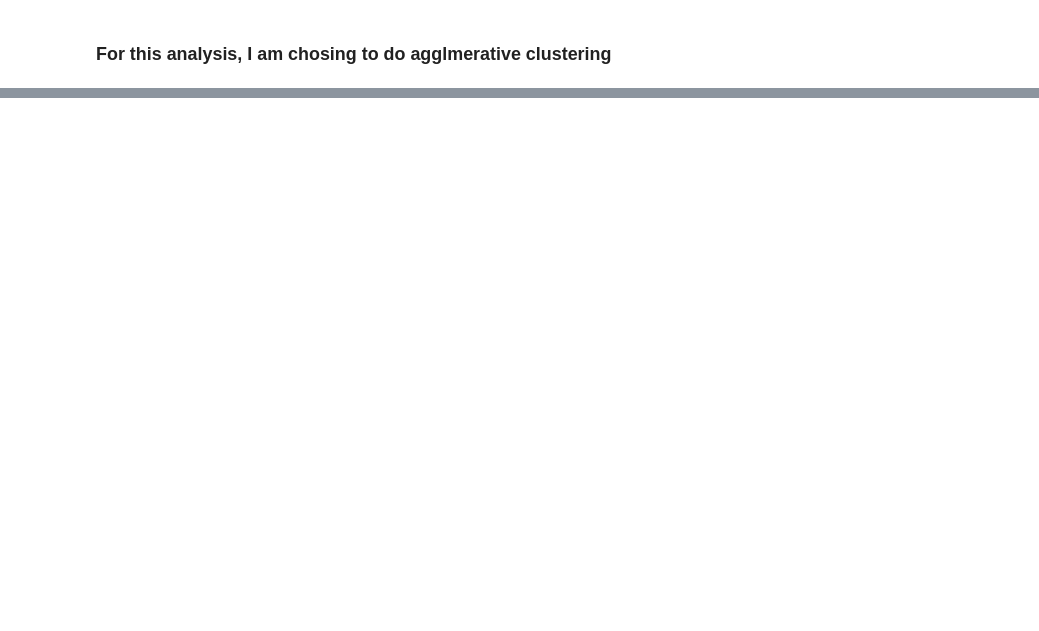
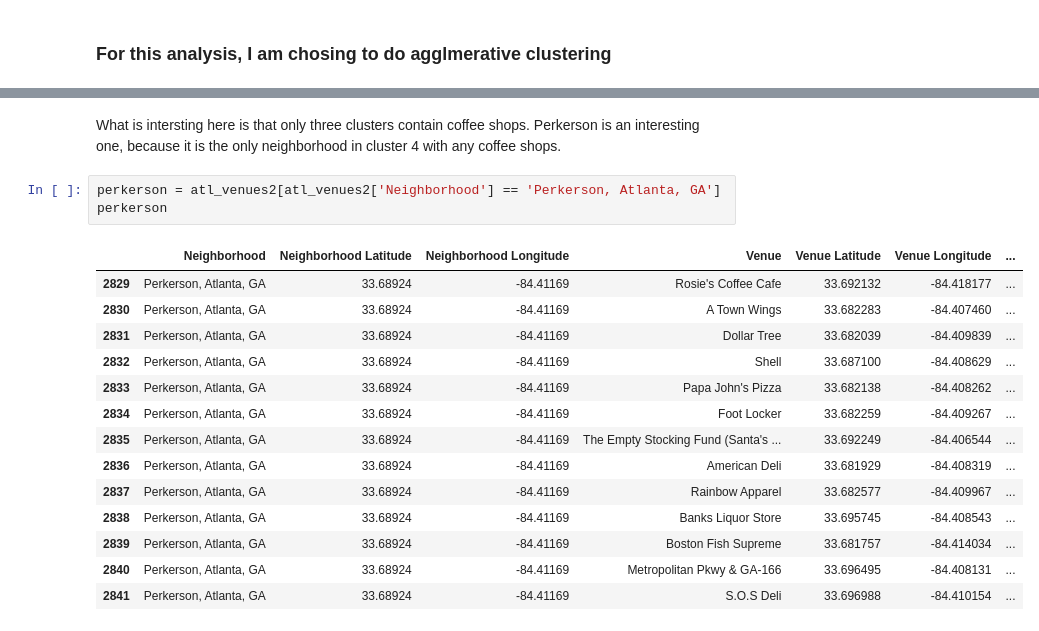
Before and after one commit to MattWittbrodt/capstone_project, a Jupyter notebook: Capstone_Week1_Business Problem.ipynb, the cells around one changed output, grey strips where cells are left out. Cells and saved outputs as stored; diff of their text form; blank space fills up the shorter version.

```diff
--- a/Capstone_Week1_Business Problem.ipynb
+++ b/Capstone_Week1_Business Problem.ipynb
@@ -260,0 +402,20 @@ from sklearn.cluster import AgglomerativeClustering
+# %% [markdown]
+What is intersting here is that only three clusters contain coffee shops. Perkerson is an interesting one, because it is the only neighborhood in cluster 4 with any coffee shops.
+# %%
+perkerson = atl_venues2[atl_venues2['Neighborhood'] == 'Perkerson, Atlanta, GA']
+perkerson
+# %% [output]
+|  | Neighborhood | Neighborhood Latitude | Neighborhood Longitude | Venue | Venue Latitude | Venue Longitude | ... |
+| 2829 | Perkerson, Atlanta, GA | 33.68924 | -84.41169 | Rosie's Coffee Cafe | 33.692132 | -84.418177 | ... |
+| 2830 | Perkerson, Atlanta, GA | 33.68924 | -84.41169 | A Town Wings | 33.682283 | -84.407460 | ... |
+| 2831 | Perkerson, Atlanta, GA | 33.68924 | -84.41169 | Dollar Tree | 33.682039 | -84.409839 | ... |
+| 2832 | Perkerson, Atlanta, GA | 33.68924 | -84.41169 | Shell | 33.687100 | -84.408629 | ... |
+| 2833 | Perkerson, Atlanta, GA | 33.68924 | -84.41169 | Papa John's Pizza | 33.682138 | -84.408262 | ... |
+| 2834 | Perkerson, Atlanta, GA | 33.68924 | -84.41169 | Foot Locker | 33.682259 | -84.409267 | ... |
+| 2835 | Perkerson, Atlanta, GA | 33.68924 | -84.41169 | The Empty Stocking Fund (Santa's ... | 33.692249 | -84.406544 | ... |
+| 2836 | Perkerson, Atlanta, GA | 33.68924 | -84.41169 | American Deli | 33.681929 | -84.408319 | ... |
+| 2837 | Perkerson, Atlanta, GA | 33.68924 | -84.41169 | Rainbow Apparel | 33.682577 | -84.409967 | ... |
+| 2838 | Perkerson, Atlanta, GA | 33.68924 | -84.41169 | Banks Liquor Store | 33.695745 | -84.408543 | ... |
+| 2839 | Perkerson, Atlanta, GA | 33.68924 | -84.41169 | Boston Fish Supreme | 33.681757 | -84.414034 | ... |
+| 2840 | Perkerson, Atlanta, GA | 33.68924 | -84.41169 | Metropolitan Pkwy & GA-166 | 33.696495 | -84.408131 | ... |
+| 2841 | Perkerson, Atlanta, GA | 33.68924 | -84.41169 | S.O.S Deli | 33.696988 | -84.410154 | ... |
```
Also changed, not shown: parts of 51 cells of this notebook.
